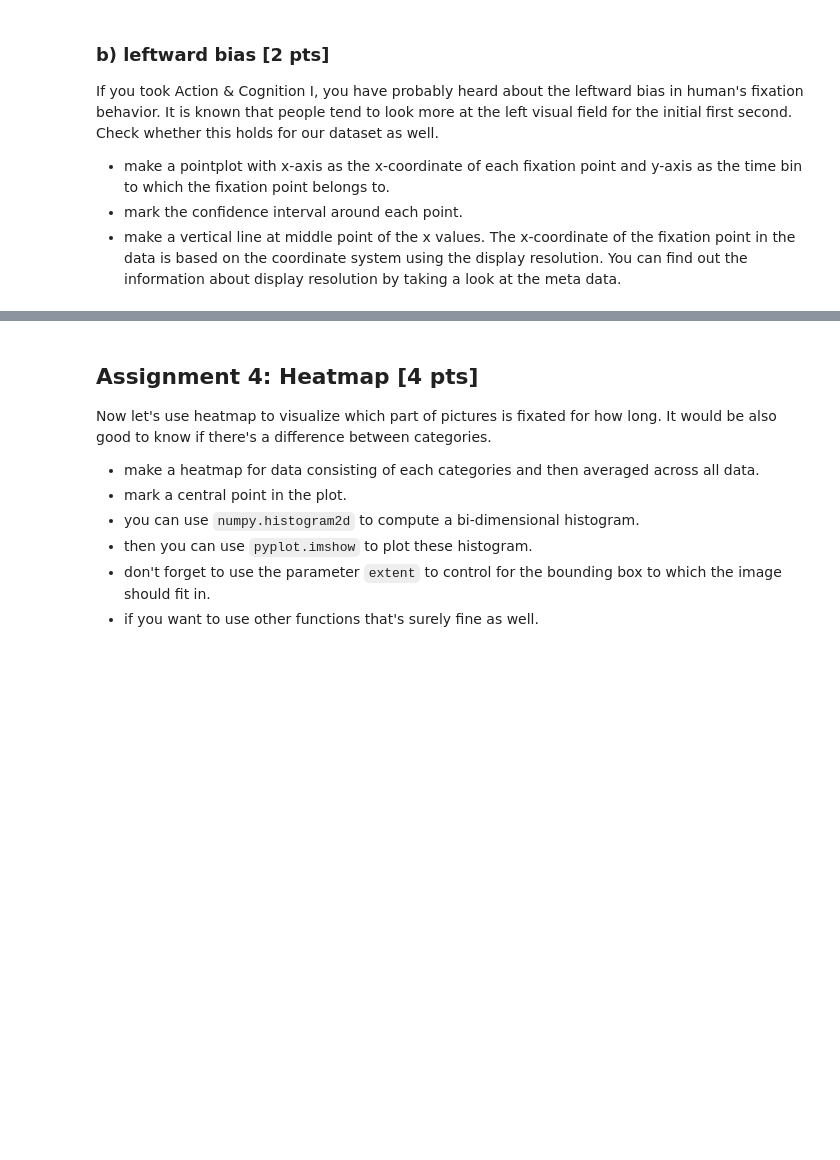
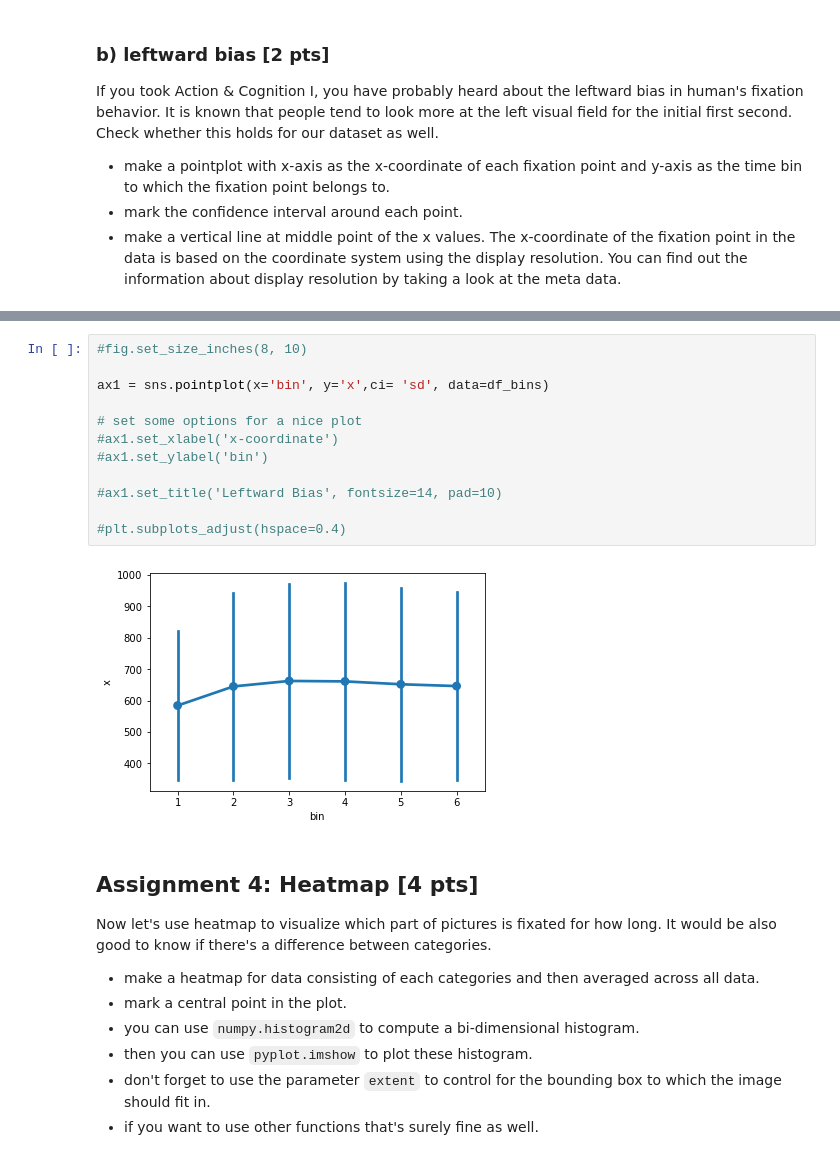
Before and after one commit to NBP-ACC/week-7-acc_5, a Jupyter notebook: Sheet05.ipynb, the cells around one changed output, grey strips where cells are left out. Drawn from its saved outputs; the diff is of its cells as text; blank space fills up the shorter version.

```diff
--- a/Sheet05.ipynb
+++ b/Sheet05.ipynb
@@ -372,3 +349,17 @@ SyntaxError: invalid syntax (<ipython-input-13-42043c8b9577>, line 5)
+# %%
+#fig.set_size_inches(8, 10)
+
+ax1 = sns.pointplot(x='bin', y='x',ci= 'sd', data=df_bins)
+
+# set some options for a nice plot
+#ax1.set_xlabel('x-coordinate')
+#ax1.set_ylabel('bin')
+
+#ax1.set_title('Leftward Bias', fontsize=14, pad=10)
+
+#plt.subplots_adjust(hspace=0.4)
+# %% [output]
+[figure, added]
 # %% [markdown]
 ## Assignment 4: Heatmap [4 pts]
 Now let's use heatmap to visualize which part of pictures is fixated for how long. It would be also good to know if there's a difference between categories.
```
Also changed, not shown: parts of 7 cells of this notebook.
